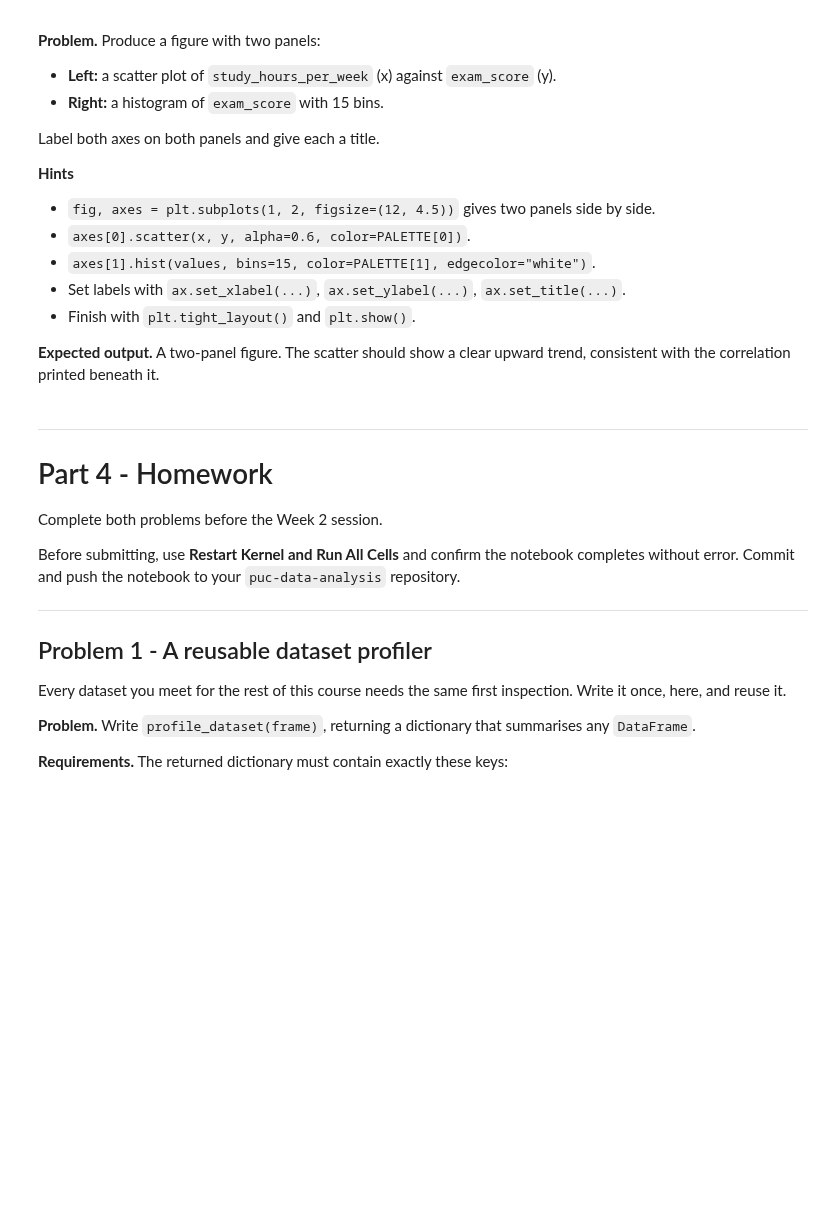
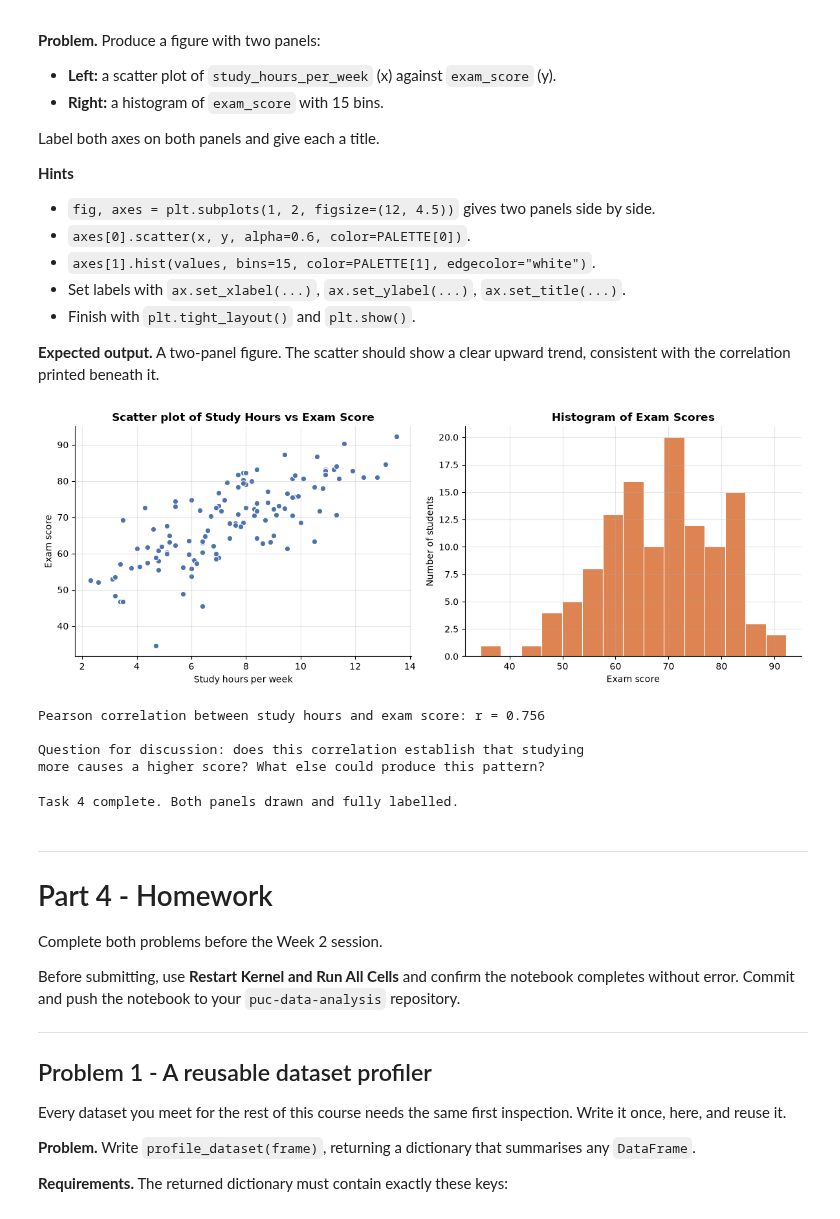
Before and after one commit to linh-12q/2448526_Lam_Dalinh_DataAnalysis_and_Visualization, a Jupyter notebook: notebooks/01_introduction_to_data_analysis.ipynb, the cells around one changed output. Cells and saved outputs as stored; diff of their text form; code cells hidden in the pictures; blank space fills up the shorter version.

```diff
--- a/notebooks/01_introduction_to_data_analysis.ipynb
+++ b/notebooks/01_introduction_to_data_analysis.ipynb
@@ -1100,20 +1323,35 @@ consistent with the correlation printed beneath it.
 # %%
 fig, axes = plt.subplots(1, 2, figsize=(12, 4.5))
 
 # TODO 4a: draw the scatter plot on axes[0], with axis labels and a title.
+axes[0].scatter(survey["study_hours_per_week"], survey["exam_score"], color=PALETTE[0], edgecolor="white", linewidth=0.8)
+axes[0].set_xlabel("Study hours per week")
+axes[0].set_ylabel("Exam score")
+axes[0].set_title("Scatter plot of Study Hours vs Exam Score")
+
 
 
 # TODO 4b: draw the histogram of exam_score on axes[1], with labels and a title.
+axes[1].hist(survey["exam_score"], bins=15, color=PALETTE[1], edgecolor="white", linewidth=0.8)
+axes[1].set_xlabel("Exam score")
+axes[1].set_ylabel("Number of students")
+axes[1].set_title("Histogram of Exam Scores")
 
 
 plt.tight_layout()
 plt.show()
 
 # Once the figure is drawn, quantify what it shows.
 correlation = survey["study_hours_per_week"].corr(survey["exam_score"])
 print(f"Pearson correlation between study hours and exam score: r = {correlation:.3f}")
 print("\nQuestion for discussion: does this correlation establish that studying")
 print("more causes a higher score? What else could produce this pattern?")
+# %% [output]
+[figure, added]
+Pearson correlation between study hours and exam score: r = 0.756
+
+Question for discussion: does this correlation establish that studying
+more causes a higher score? What else could produce this pattern?
 # %%
 # Verification for Task 4.
 axis0, axis1 = axes[0], axes[1]
@@ -1138,6 +1376,8 @@ if problems:
         print("  -", problem)
 else:
     print("Task 4 complete. Both panels drawn and fully labelled.")
+# %% [output]
+Task 4 complete. Both panels drawn and fully labelled.
 # %% [markdown]
 ---
 
```
Also changed, not shown: parts of 26 cells of this notebook.
